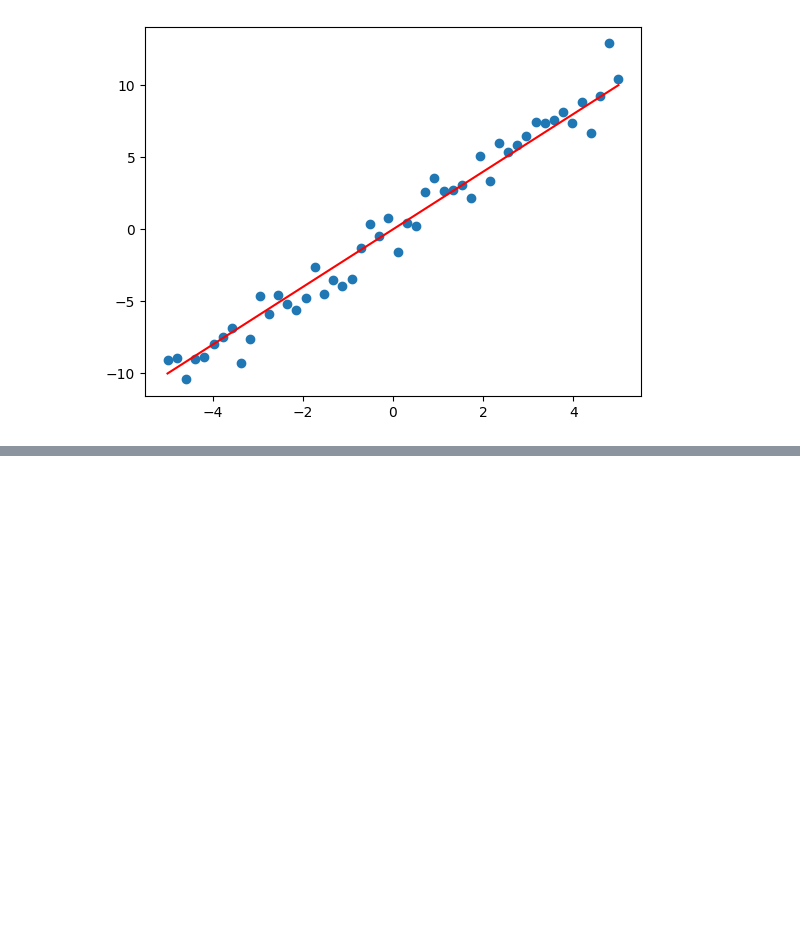
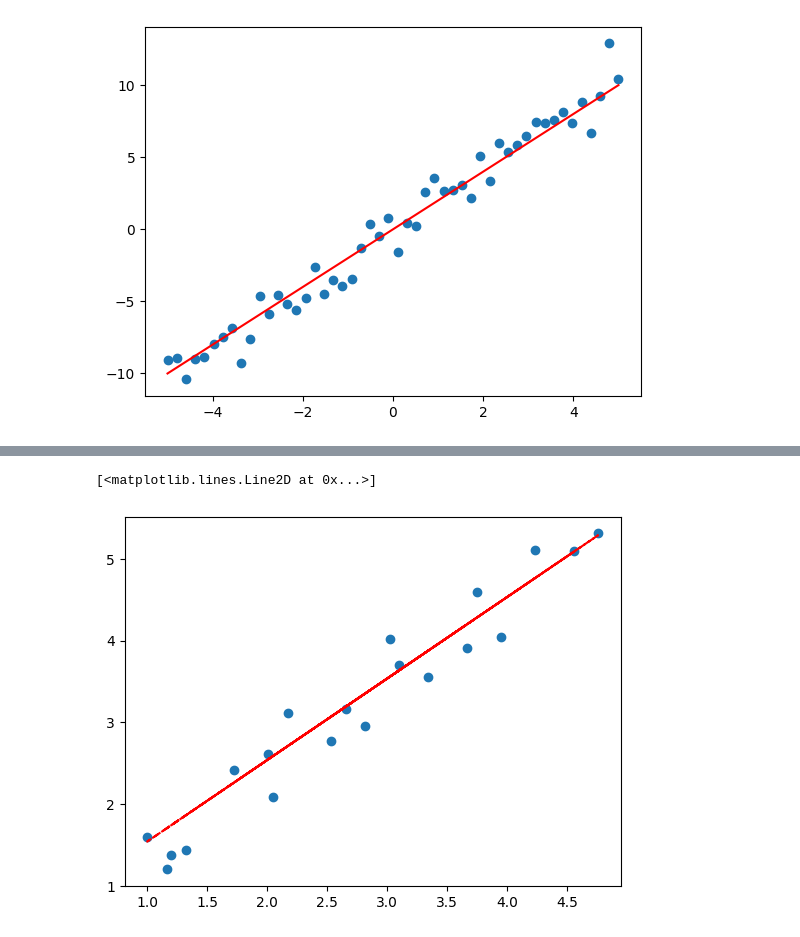
Before and after one commit to Sals-Ed/Project, a Jupyter notebook: DataAnalysis.ipynb, the cells around one changed output, grey strips where cells are left out. Saved outputs shown, nothing was run; the diff lists cells and outputs as text; code cells hidden in the pictures; blank space fills up the shorter version.

```diff
--- a/DataAnalysis.ipynb
+++ b/DataAnalysis.ipynb
@@ -12,0 +32,6 @@ plt.plot(x, 2 * x, "r")
+# %%
+plt.scatter(x_test, y_test)
+plt.plot(x_test, regr.predict(x_test), "r", linestyle="dashed")
+# %% [output]
+[<matplotlib.lines.Line2D at 0x...>]
+[figure, added]
```
Also changed, not shown: parts of 7 cells of this notebook, 3 other files.
